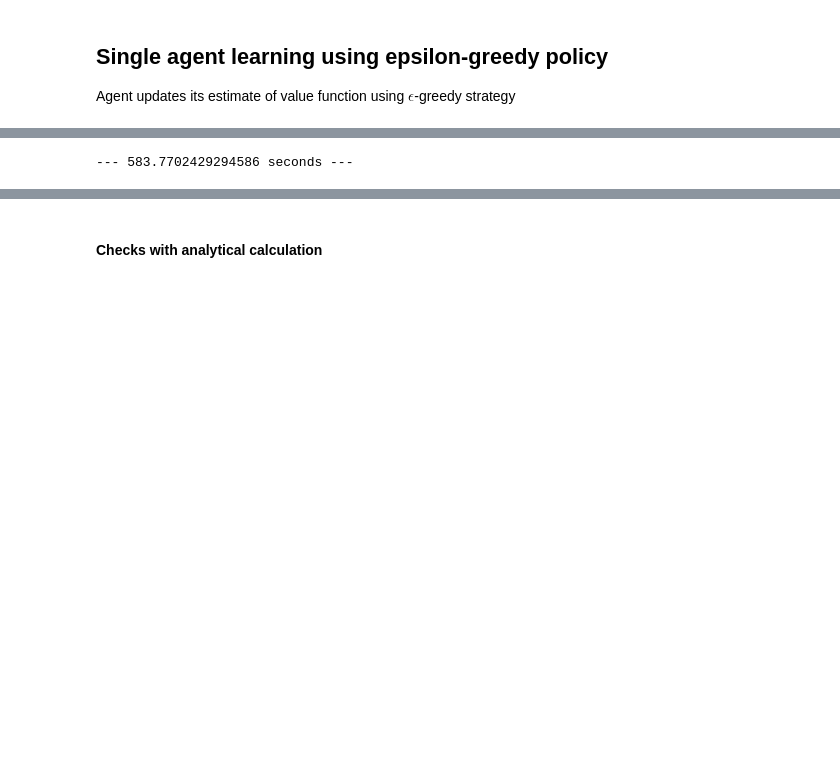
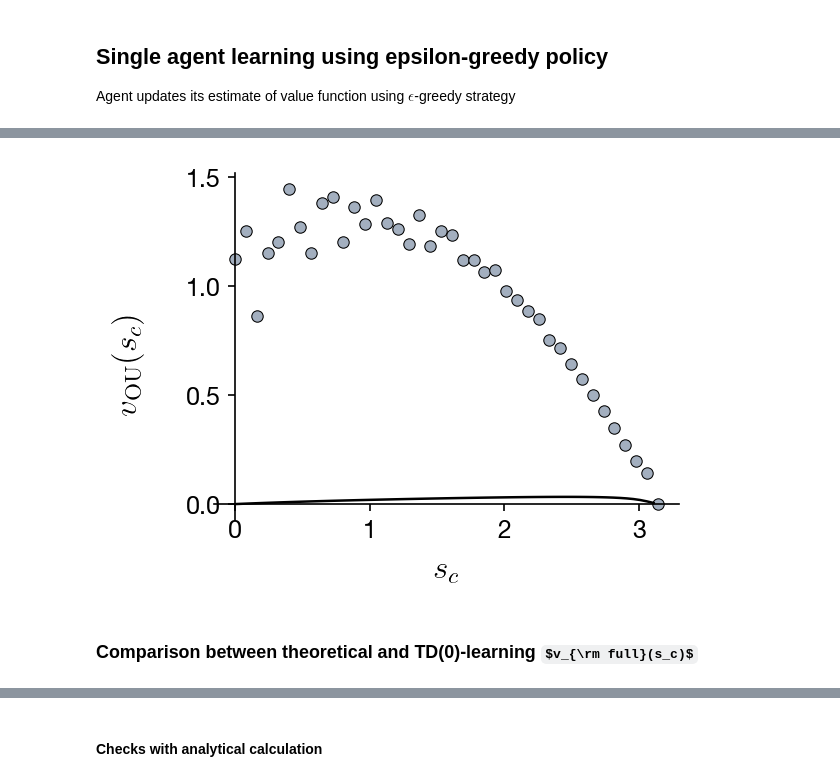
Before and after one commit to sgangaprasath/CollectiveTradeoff, a Jupyter notebook: TDLearning.ipynb, the cells around one changed output, grey strips where cells are left out. Drawn from its saved outputs; the diff is of its cells as text; code cells hidden in the pictures; some formulas as TeX source; blank space fills up the shorter version.

```diff
--- a/TDLearning.ipynb
+++ b/TDLearning.ipynb
@@ -303,3 +549,50 @@ Generate video to see the evolution of $v(s_c)$
+# %%
+mpl.rcParams.update(mpl.rcParamsDefault)
+plt.rc("font", family="Helvetica Neue")
+plt.rc("xtick", labelsize="medium")
+
+linewidth = 1.2
+linestyle = "-"
+label_size = 12
+color = '#A3AFBF'
+
+fig = plt.figure(figsize=(4, 3), dpi=150)
+nRow = 1
+nCol = 1
+ax = plt.subplot(nRow, nCol, 1)
+
+df = pd.read_csv('./vOU.csv', header=None)
+n = p.nPtn
+phiPlt = np.linspace(0, np.pi, n)
+ax.scatter(phiPlt, valAvg,
+# ax.scatter(phiPlt, ag.valFn,
+           s=30,
+           color=color,
+           edgecolors='k',
+           linewidth=0.5,
+           zorder=-1)
+ax.plot(df.iloc[:, 0], df.iloc[:, 1],
+        color='k',
+        linewidth=linewidth,
+        zorder=1)
+
+ax.set_xlabel(r'$s_c$',usetex=True, fontsize=label_size+4)
+ax.set_ylabel(r'$v_{\rm OU}(s_c)$',usetex=True,rotation=90, fontsize=label_size+4)
+ax.tick_params(axis='both', which='major', labelsize=label_size)
+
+ax.xaxis.set_label_coords(0.5,-0.1)
+ax.yaxis.set_label_coords(-0.15,0.45)
+
+ax.spines["right"].set_visible(False)
+ax.spines["top"].set_visible(False)
+ax.spines["left"].set_position(("data", 0))
+ax.spines["bottom"].set_position(("data", 0))
+
+plt.show()
+# %% [output]
+[figure, added]
+# %% [markdown]
+### Comparison between theoretical and TD(0)-learning $v_{\rm full}(s_c)$
 # %%
 importlib.reload(pF)
 importlib.reload(pR)
@@ -334,14 +627,14 @@ for eInd in range(p.nEpchs):
         p.nSc =  phiPtn[iVmax]//p.l
 
     while ag.sInd <= p.nSteps:
-        # if ag.sInd < p.nSc:
-        ag.intPolicy(p)
-        # elif ag.sInd == p.nSc:
+        if ag.sInd < p.nSc:
+            ag.intPolicy(p)
+        elif ag.sInd == p.nSc:
         #     #Orientation of the target from given location
         #     tgtOrn = (p.tgt - ag.r)/np.linalg.norm(p.tgt - ag.r)
         #     p.tgtPhi = np.arctan2(tgtOrn[1], tgtOrn[0])
         #     #Diffusion as a function of \phi_c or equivalently s_c
-        #     ag.phiSc = np.arctan2(ag.r[1], ag.r[0])
+            ag.phiSc = np.arctan2(ag.r[1], ag.r[0])
         #     p.diff = p.diffCst/(np.arctan2(ag.r[1],ag.r[0])+.01)
         #     ag.ouPolicy(p)
         # else:
@@ -374,5 +667,3 @@ for eInd in range(p.nEpchs):
 
 # plt.show()
 print("--- %s seconds ---" % (time.time() - start_time))
-# %% [output]
---- 583.7702429294586 seconds ---
```
Also changed, not shown: parts of 19 cells of this notebook, 7 other files.
